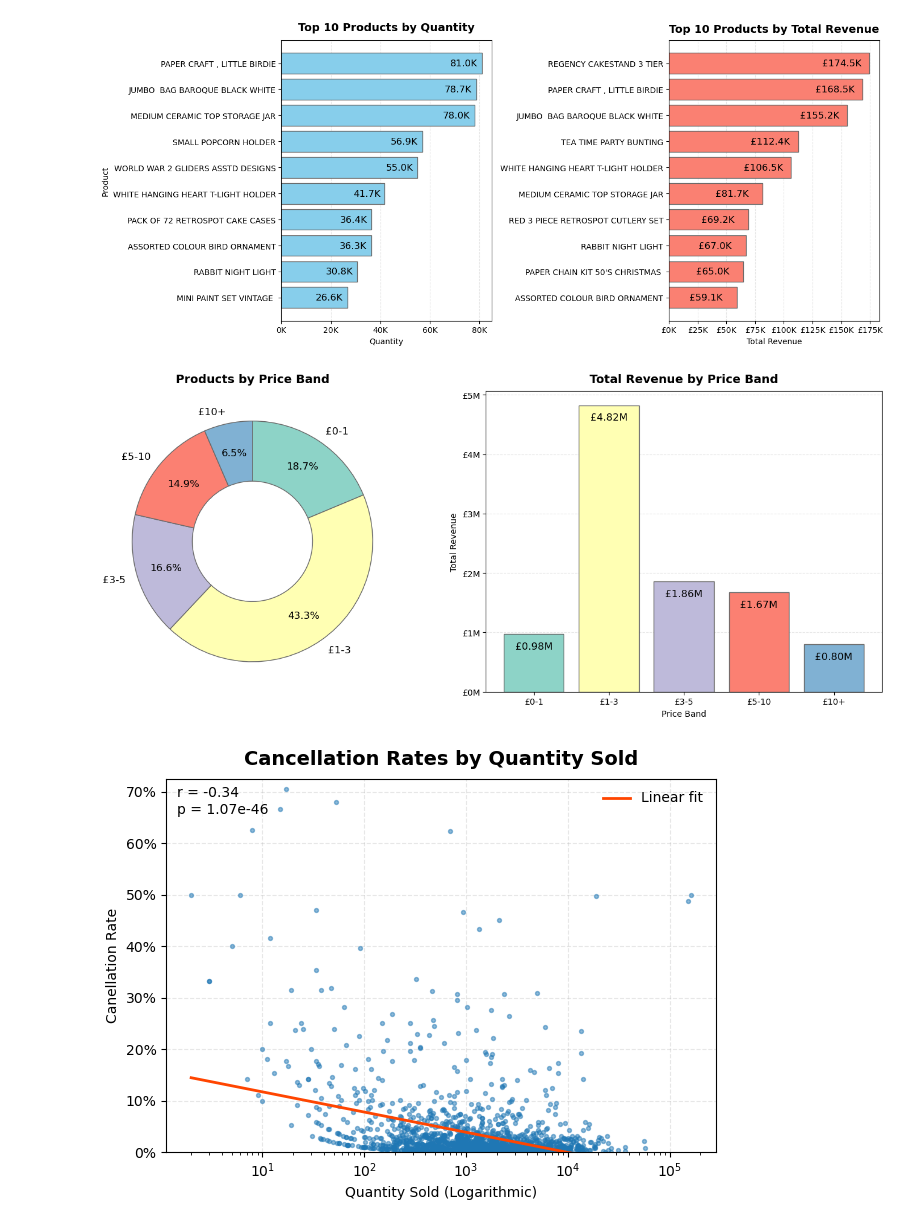
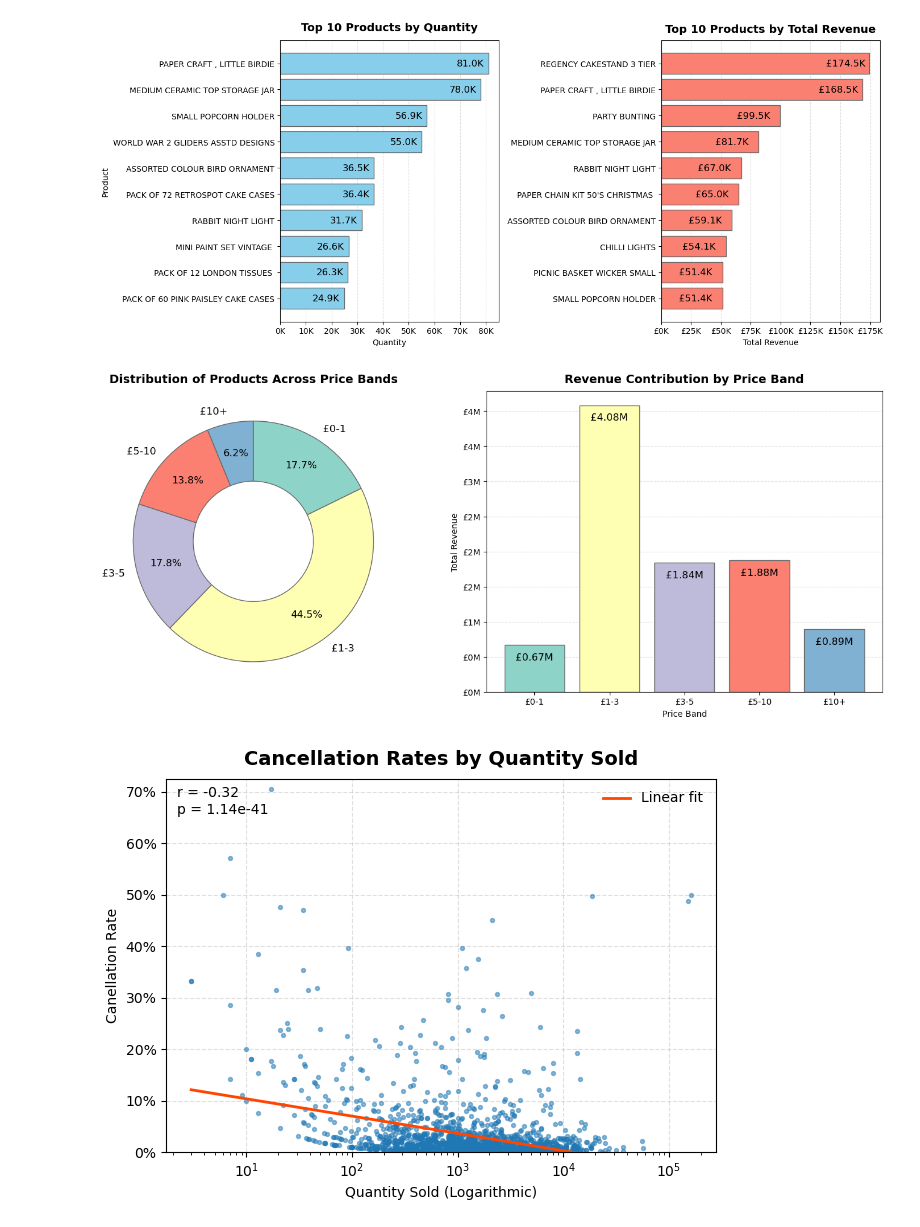
Before and after one commit to EdwardHowell627/Python_Online_Sales_Analysis, a Jupyter notebook: analysis/1_products.ipynb, the cells around one changed output. Cells and saved outputs as stored; diff of their text form; code cells hidden in the pictures.

```diff
--- a/analysis/1_products.ipynb
+++ b/analysis/1_products.ipynb
@@ -1,9 +1,11 @@
 # %%
 # Imports
+import numpy as np
 import pandas as pd
-import numpy as np
+
 import matplotlib.pyplot as plt
 from matplotlib.ticker import FuncFormatter
+
 from scipy.stats import pearsonr
 
 # Read in CSV
@@ -14,62 +16,67 @@ df['InvoiceDate'] = pd.to_datetime(df['InvoiceDate'])
 df['CustomerID'] = df['CustomerID'].astype('Int64')
 
 df['Cancelled'] = df['InvoiceNo'].str.startswith('C')
-df['InvoiceNo'].mask(df['Cancelled'],df['InvoiceNo'].str[1:], inplace=True)
+df['InvoiceNo'] = df['InvoiceNo'].mask(df['Cancelled'],df['InvoiceNo'].str[1:])
 
-df = df[df.StockCode.str.len() <= 6]
-df = df[df.StockCode.str.isnumeric()]
+df = df[(df.StockCode.str.len() <= 6) & (df.StockCode.str.isnumeric())]
 
 df['TotalPrice'] = df['Quantity'] * df['UnitPrice']
 
 # Remove Damage Instances
-df_qsum = df[~df.Cancelled].groupby('StockCode', observed=True,)['Quantity'].sum()
-problem_instances = df[(df.StockCode.isin(df_qsum[df_qsum < 0].index)) & (df.Quantity < 0) & (~df.Cancelled)].index
-df.drop(index=problem_instances,inplace=True)
+df = df.drop(index=df[(df.Quantity < 0) & (~df.Cancelled)].index)
 
 # Separating Data
-df_full = df
+df_full = df.copy()
 df = df[~df.Cancelled].copy()
 # %%
 # Create a Grouped Dataset
-products_group = df.groupby('StockCode',observed=True)[['Quantity','TotalPrice']].sum()
-product_details = df_full.drop_duplicates('StockCode')[['StockCode','Description','UnitPrice']].set_index('StockCode')
-
+products_group = df.groupby('StockCode',observed=True)[['Quantity','TotalPrice', 'UnitPrice']].agg(
+    Quantity=('Quantity','sum'),
+    TotalRevenue=('TotalPrice','sum'),
+    UnitPrice=('UnitPrice','mean')
+)
+product_details = df_full.drop_duplicates('StockCode')[['StockCode','Description']]
 products_group = products_group.merge(product_details, on='StockCode')
 # %%
+### Top Products Analysis
+
 # Setup
-top_quantity = products_group.sort_values(by='Quantity',ascending=False).head(10)
-top_totalprice = products_group.sort_values(by='TotalPrice',ascending=False).head(10)
+top_quantity = products_group.nlargest(10, 'Quantity')
+top_totalprice = products_group.nlargest(10, 'TotalRevenue')
 
 fig, ax = plt.subplots(1, 2)
 fig.set_size_inches((14, 6))
 
 # Quantity
-bar1 = ax[0].barh(top_quantity['Description'], top_quantity['Quantity'], color='skyblue', edgecolor='dimgrey')
+bars1 = ax[0].barh(top_quantity['Description'], top_quantity['Quantity'], color='skyblue', edgecolor='dimgrey')
 ax[0].invert_yaxis()
-ax[0].grid(axis='x', linestyle='--', alpha=0.3)
+ax[0].grid(axis='x', linestyle='--', alpha=0.4)
 ax[0].set_axisbelow(True)
 ax[0].xaxis.set_major_formatter(FuncFormatter(lambda x, _: f'{x/1000:.0f}K'))
-ax[0].bar_label(bar1, labels=[f'{x/1000:.1f}K' for x in top_quantity['Quantity']], padding=-40, fontsize='12')
+ax[0].bar_label(bars1, labels=[f'{x/1000:.1f}K' for x in top_quantity['Quantity']], padding=-40, fontsize='12')
 ax[0].set_title('Top 10 Products by Quantity', fontsize=14, weight='bold', pad=12)
 ax[0].set_xlabel('Quantity')
 ax[0].set_ylabel('Product')
 
 # Total Price
-bar2 = ax[1].barh(top_totalprice['Description'], top_totalprice['TotalPrice'], color='salmon', edgecolor='dimgrey')
+bars2 = ax[1].barh(top_totalprice['Description'], top_totalprice['TotalRevenue'], color='salmon', edgecolor='dimgrey')
 ax[1].invert_yaxis()
-ax[1].grid(axis='x', linestyle='--', alpha=0.3)
+ax[1].grid(axis='x', linestyle='--', alpha=0.4)
 ax[1].set_axisbelow(True)
 ax[1].xaxis.set_major_formatter(FuncFormatter(lambda x, _: f'£{x/1000:.0f}K'))
-ax[1].bar_label(bar2, labels=[f'£{x/1000:.1f}K' for x in top_totalprice['TotalPrice']], padding=-60, fontsize='12')
+ax[1].bar_label(bars2, labels=[f'£{x/1000:.1f}K' for x in top_totalprice['TotalRevenue']], padding=-55, fontsize='12')
 ax[1].set_title('Top 10 Products by Total Revenue', fontsize=14, weight='bold', pad=10)
 ax[1].set_xlabel('Total Revenue')
 ax[1].set_ylabel('')
 
 # Finish
 fig.tight_layout()
+plt.savefig('../assets/1_TopProducts.png', dpi=200)
 # %% [output]
-[figure, old version]
+[figure, new version]
 # %%
+### Price Group Analysis
+
 # Setup
 products_group['PriceBand'] = pd.cut(
     products_group['UnitPrice'],
@@ -77,7 +84,7 @@ products_group['PriceBand'] = pd.cut(
     labels=['£0-1', '£1-3', '£3-5', '£5-10', '£10+']
 )
 price_counts = products_group['PriceBand'].value_counts().sort_index()
-price_grouped = products_group.groupby('PriceBand', observed=True)['TotalPrice'].sum()
+price_grouped = products_group.groupby('PriceBand', observed=True)['TotalRevenue'].sum()
 
 fig, ax = plt.subplots(1, 2)
 fig.set_size_inches((14, 6))
@@ -96,24 +103,27 @@ ax[0].pie(
     wedgeprops={'edgecolor': 'dimgrey', 'width': 0.5},
     textprops={'size':'large'}
 )
-ax[0].set_title('Products by Price Band', weight='bold', fontsize=14,pad=10)
+ax[0].set_title('Distribution of Products Across Price Bands', weight='bold', fontsize=14,pad=10)
 
 # Bar Chart
-bar1 = ax[1].bar(height=price_grouped, x=price_grouped.index, color=colors, edgecolor='dimgrey')
-ax[1].grid(axis='y', linestyle='--', alpha=0.3)
+bars1 = ax[1].bar(height=price_grouped, x=price_grouped.index, color=colors, edgecolor='dimgrey')
+ax[1].grid(axis='y', linestyle='--', alpha=0.4)
 ax[1].set_axisbelow(True)
 ax[1].yaxis.set_major_formatter(FuncFormatter(lambda y, _: f'£{y/1000000:.0f}M'))
-ax[1].bar_label(bar1, labels=[f'£{y/1000000:.2f}M' for y in price_grouped], padding=-20, fontsize='12')
+ax[1].bar_label(bars1, labels=[f'£{y/1000000:.2f}M' for y in price_grouped], padding=-20, fontsize='12')
 ax[1].set_ylabel('Total Revenue')
 ax[1].set_xlabel('Price Band')
-ax[1].set_title('Total Revenue by Price Band', weight='bold', fontsize=14,pad=10)
+ax[1].set_title('Revenue Contribution by Price Band', weight='bold', fontsize=14,pad=10)
 
 
 # Finish
 fig.tight_layout()
+plt.savefig('../assets/2_PriceBandAnalysis.png', dpi=200)
 # %% [output]
-[figure, old version]
+[figure, new version]
 # %%
+### Cancellation Analysis
+
 # Setup
 cancelled_group = df_full[df_full.Cancelled].groupby('StockCode', observed=True,)['Quantity'].agg(CancelledCount='sum')
 not_cancelled_group = df_full[~df_full.Cancelled].groupby('StockCode', observed=True,)['Quantity'].agg(NotCancelledCount='sum')
@@ -133,7 +143,7 @@ y = cancel_df['PercentCancelled']
 ax.scatter(x=x, y=y, alpha=0.5, s=8)
 ax.set_ylim((0,0.725))
 ax.set_xscale('log')
-ax.grid(axis="both", linestyle='--', alpha=0.3)
+ax.grid(axis="both", linestyle='--', alpha=0.4)
 ax.set_axisbelow(True)
 ax.yaxis.set_major_formatter(FuncFormatter(lambda y, _: f'{y*100:.0f}%'))
 ax.set_title('Cancellation Rates by Quantity Sold', fontsize=14, weight='bold', pad=10)
@@ -153,5 +163,6 @@ plt.legend(frameon=False)
 plt.tight_layout()
 r, p = pearsonr(x_log, y)
 plt.text(0.02, 0.98, f"r = {r:.2f}\np = {p:.3g}", transform=plt.gca().transAxes, va='top',);
+plt.savefig('../assets/3_CancellationRates.png', dpi=200)
 # %% [output]
-[figure, old version]
+[figure, new version]
```
Also changed, not shown: 7 other files.
